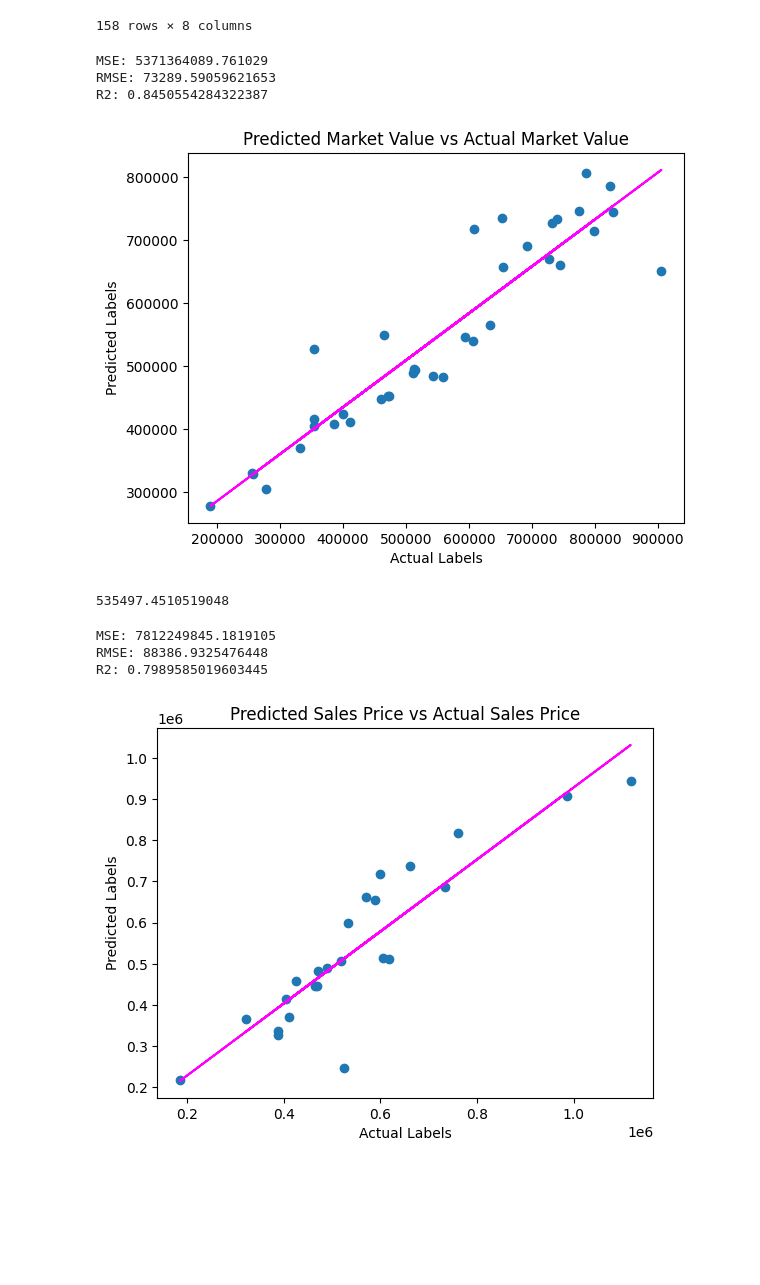
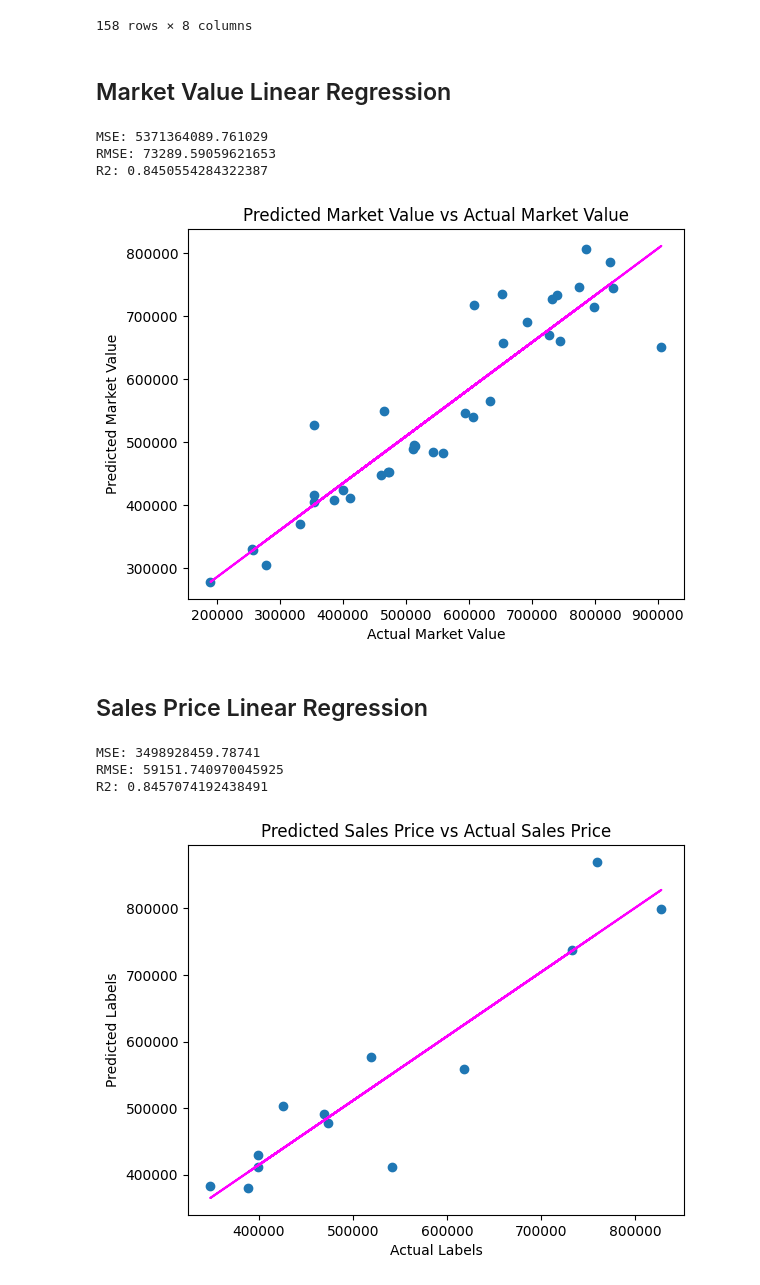
Before and after one commit to jason-christopher/Wheeler_Home_Values, a Jupyter notebook: analysis.ipynb, the cells around one changed output. Cells and saved outputs as stored; diff of their text form; code cells hidden in the pictures; blank space fills up the shorter version.

```diff
--- a/analysis.ipynb
+++ b/analysis.ipynb
@@ -61,6 +50,8 @@ df
 | 156 | 1052 SW 16TH ST | 752.0 | {} | {2023: 523500} | 523500.0 | NaN | ... |
 | 157 | 1060 SW 16TH ST | 752.0 | {} | {} | NaN | NaN | ... |
 158 rows × 8 columns
+# %% [markdown]
+## Market Value Linear Regression
 # %%
 # Clean the data and break into features and labels
 cleaned_df = df.dropna(subset=['square_feet', 'most_recent_market_value'])
@@ -82,8 +73,8 @@ print("R2:", r2)
 
 # Plot predicted vs actual
 plt.scatter(y_test, predictions)
-plt.xlabel('Actual Labels')
-plt.ylabel('Predicted Labels')
+plt.xlabel('Actual Market Value')
+plt.ylabel('Predicted Market Value')
 plt.title('Predicted Market Value vs Actual Market Value')
 
 # Overlay the regression line
@@ -95,45 +86,42 @@ plt.show()
 MSE: 5371364089.761029
 RMSE: 73289.59059621653
 R2: 0.8450554284322387
-[figure, old version]
+[figure, new version]
-# %%
-# Predict market value of a 1,700 square feet home
-print(market_model.predict([[1700]])[0])
-# %% [output]
-535497.4510519048
+# %% [markdown]
+## Sales Price Linear Regression
 # %%
 # Clean the data by removing sales data from before 2022 and break into features and labels
-cleaned_df = df[df['sales_prices'].apply(lambda x: next(iter(x), None)) >= 2021]
+cleaned_df = df[df['sales_prices'].apply(lambda x: next(iter(x), None)) >= 2022]
 cleaned_df = cleaned_df.dropna(subset=['square_feet', 'most_recent_sales_price'])
 X = cleaned_df[['square_feet']].values
 y = cleaned_df['most_recent_sales_price'].values
 
 # Split data into training/testing groups and create a model
 X_train, X_test, y_train, y_test = train_test_split(X, y, test_size=0.30, random_state=0)
 sales_model = LinearRegression().fit(X_train, y_train)
 predictions = sales_model.predict(X_test)
 
 # Determine how well the model predicts
 mse = mean_squared_error(y_test, predictions)
 print("MSE:", mse)
 rmse = np.sqrt(mse)
 print("RMSE:", rmse)
 r2 = r2_score(y_test, predictions)
 print("R2:", r2)
 
 # Plot predicted vs actual
 plt.scatter(y_test, predictions)
 plt.xlabel('Actual Labels')
 plt.ylabel('Predicted Labels')
 plt.title('Predicted Sales Price vs Actual Sales Price')
 
 # Overlay the regression line
 z = np.polyfit(y_test, predictions, 1)
 p = np.poly1d(z)
 plt.plot(y_test,p(y_test), color='magenta')
 plt.show()
 # %% [output]
-MSE: 7812249845.1819105
-RMSE: 88386.9325476448
-R2: 0.7989585019603445
+MSE: 3498928459.78741
+RMSE: 59151.740970045925
+R2: 0.8457074192438491
-[figure, old version]
+[figure, new version]
```
Also changed, not shown: parts of 8 cells of this notebook, 5 other files.
